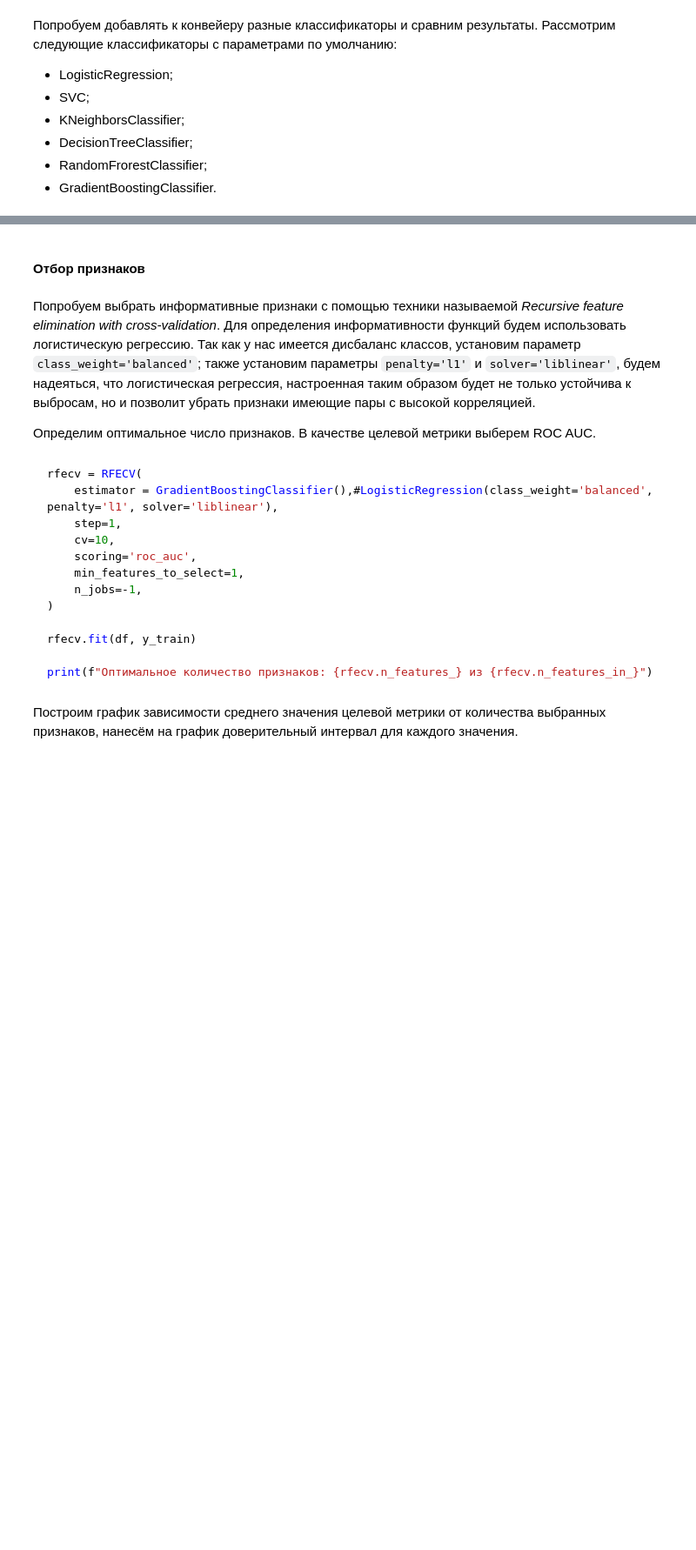
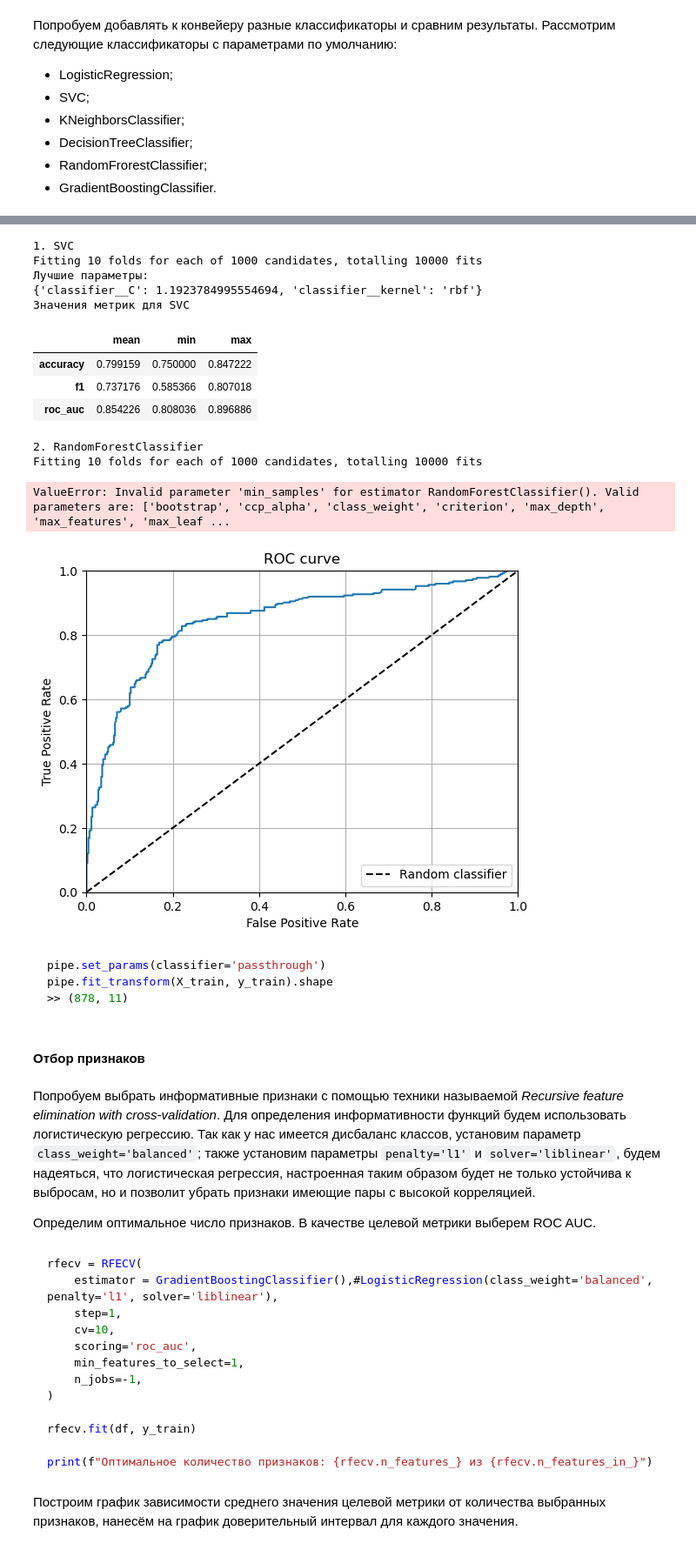
Before and after one commit to AlekseiBogachev/Titanic-Machine-Learning-from-Disaster, a Jupyter notebook: sources/Titanic-Machine-Learning-from-Disaster.ipynb, the cells around one changed output, grey strips where cells are left out. Shown at 87% size. Cells and saved outputs as stored; diff of their text form; code cells hidden in the pictures; blank space fills up the shorter version.

````diff
--- a/sources/Titanic-Machine-Learning-from-Disaster.ipynb
+++ b/sources/Titanic-Machine-Learning-from-Disaster.ipynb
@@ -1504,3 +1510,83 @@ plt.show()
+# %%
+classifiers = [
+    SVC(kernel='rbf'),
+    RandomForestClassifier(),
+    GradientBoostingClassifier(),
+]
+
+methods = [
+    'decision_function',
+    'predict_proba',
+    'predict_proba',
+]
+
+params_dicts = [
+    {'classifier__C': expon(),#[0.2, 0.4, 0.6, 0.8, 1.0, 1.5, 2.0]
+     'classifier__kernel': ['rbf', 'sigmoid']
+    },
+
+    {'classifier__n_estimators': uniform(loc=10, scale=190),#[10, 50, 100, 200]
+     'classifier__min_samples_split': uniform(loc=2, scale=198),#[2, 10, 50, 100, 200]
+    },
+
+    {'classifier__learning_rate': uniform(loc=0.01, scale=1.99),
+     'classifier__n_estimators': uniform(loc=1, scale=199),
+     'classifier__min_samples_split': uniform(loc=2, scale=198),
+     'classifier__max_depth': uniform(loc=1, scale=9),
+    },
+]
+
+
+fig, ax = plot_roc_curve_for_random_clf()
+
+for i, (classifier, method, params) in enumerate(zip(classifiers, methods, params_dicts)):
+    label = type(classifier).__name__
+    print(f'{i+1}. {label}')
+
+    pipe.set_params(classifier=classifier)
+
+
+    rnd_search = RandomizedSearchCV(estimator=pipe,
+                                    param_distributions=params,
+                                    cv=10,
+                                    n_iter=1000,
+                                    scoring='roc_auc',
+                                    n_jobs=-1,
+                                    verbose=1,
+                                    random_state=SEED,
+                                   )
+
+    rnd_search.fit(X=X_train, y=y_train)
+
+    print('Лучшие параметры:')
+    print(rnd_search.best_params_)
+
+    ax = evaluate_model(model=rnd_search.best_estimator_, X=X_train, y=y_train, method=method, label=label, cv=10, ax=ax)
+
+    print()
+
+plt.legend()
+plt.show()
+# %% [output]
+1. SVC
+Fitting 10 folds for each of 1000 candidates, totalling 10000 fits
+Лучшие параметры:
+{'classifier__C': 1.1923784995554694, 'classifier__kernel': 'rbf'}
+Значения метрик для SVC
+|  | mean | min | max |
+| accuracy | 0.799159 | 0.750000 | 0.847222 |
+| f1 | 0.737176 | 0.585366 | 0.807018 |
+| roc_auc | 0.854226 | 0.808036 | 0.896886 |
+2. RandomForestClassifier
+Fitting 10 folds for each of 1000 candidates, totalling 10000 fits
+ValueError: Invalid parameter 'min_samples' for estimator RandomForestClassifier(). Valid parameters are: ['bootstrap', 'ccp_alpha', 'class_weight', 'criterion', 'max_depth', 'max_features', 'max_leaf ...
+[figure, added]
+# %% [markdown]
+```Python
+pipe.set_params(classifier='passthrough')
+pipe.fit_transform(X_train, y_train).shape
+>> (878, 11)
+```
 # %% [markdown]
 #### Отбор признаков
 # %% [markdown]
````
Also changed, not shown: parts of 9 cells of this notebook.
